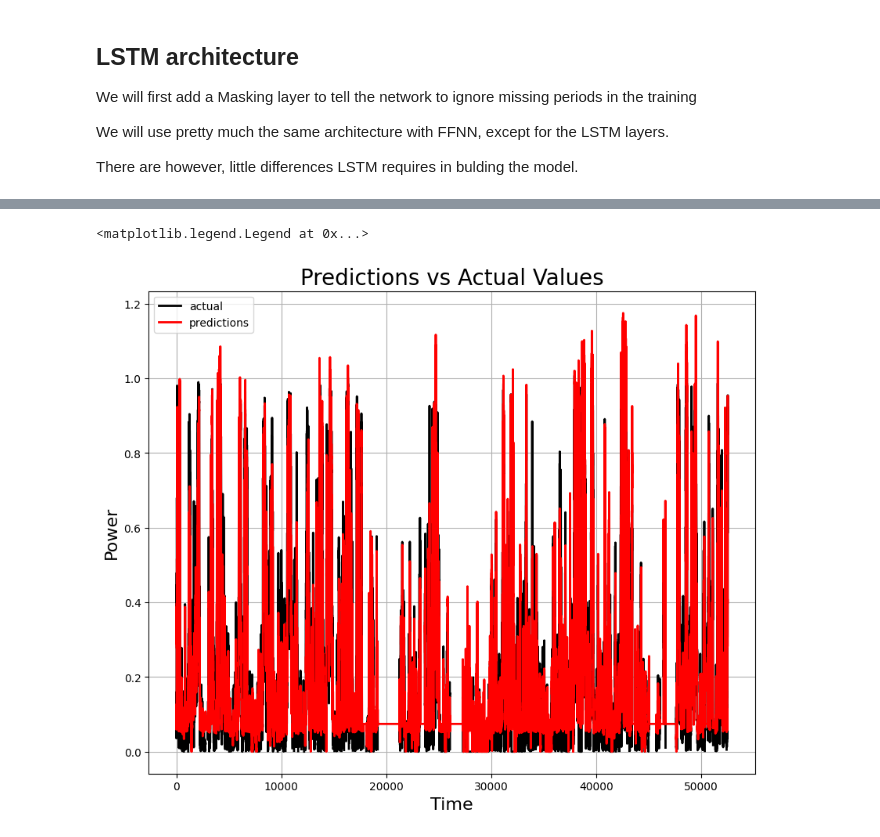
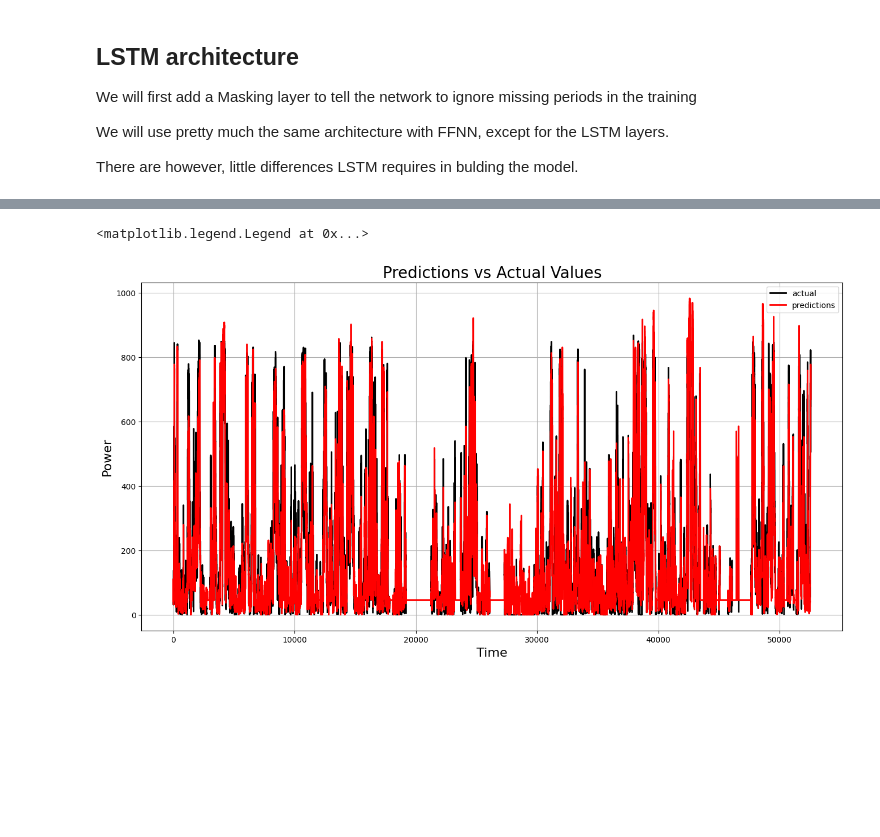
Before and after one commit to Brizzum/Final-project, a Jupyter notebook: project1_wsToPower.ipynb, the cells around one changed output, grey strips where cells are left out. Saved outputs shown, nothing was run; the diff lists cells and outputs as text; code cells hidden in the pictures; blank space fills up the shorter version.

```diff
--- a/project1_wsToPower.ipynb
+++ b/project1_wsToPower.ipynb
@@ -379,7 +382,6 @@ tbGraph = TensorBoard(log_dir=f'.\Graph\{now}',
 history = model.fit(train_X, train_Y,
           epochs=30,
           batch_size=64,
-          verbose=2,
           validation_data=(validation_X, validation_Y),
           callbacks=[tbGraph])
 # %% [output]
@@ -447,11 +449,14 @@ Y_test2 = V52_data[['ActPow']]
 Y_test2 = forecast_sequences_output(Y_test2, n_out)
 X_train_scaled = scaler.fit_transform(Y_train)
 Y_test_scaled2 = scaler.transform(Y_test2)
+
+PredictUnscale = scaler.inverse_transform(PREDICT2)
+Y_test_Unscaled2 = scaler.inverse_transform(Y_test_scaled2)
 # plot the predictions
-plt.figure(figsize=(10,8))
+plt.figure(figsize=(16,8))
 
-plt.plot(Y_test_scaled2, 'k', label='actual', linewidth=2)
-plt.plot(PREDICT2, '-r', label='predictions', linewidth=2)
+plt.plot(Y_test_Unscaled2, 'k', label='actual', linewidth=2)
+plt.plot(PredictUnscale, '-r', label='predictions', linewidth=2)
 plt.grid(True)
 
 plt.title('Predictions vs Actual Values', fontsize=20)
@@ -464,2 +469,2 @@ plt.legend()
 <matplotlib.legend.Legend at 0x...>
-[figure, old version]
+[figure, new version]
```
Also changed, not shown: parts of 6 cells of this notebook.
